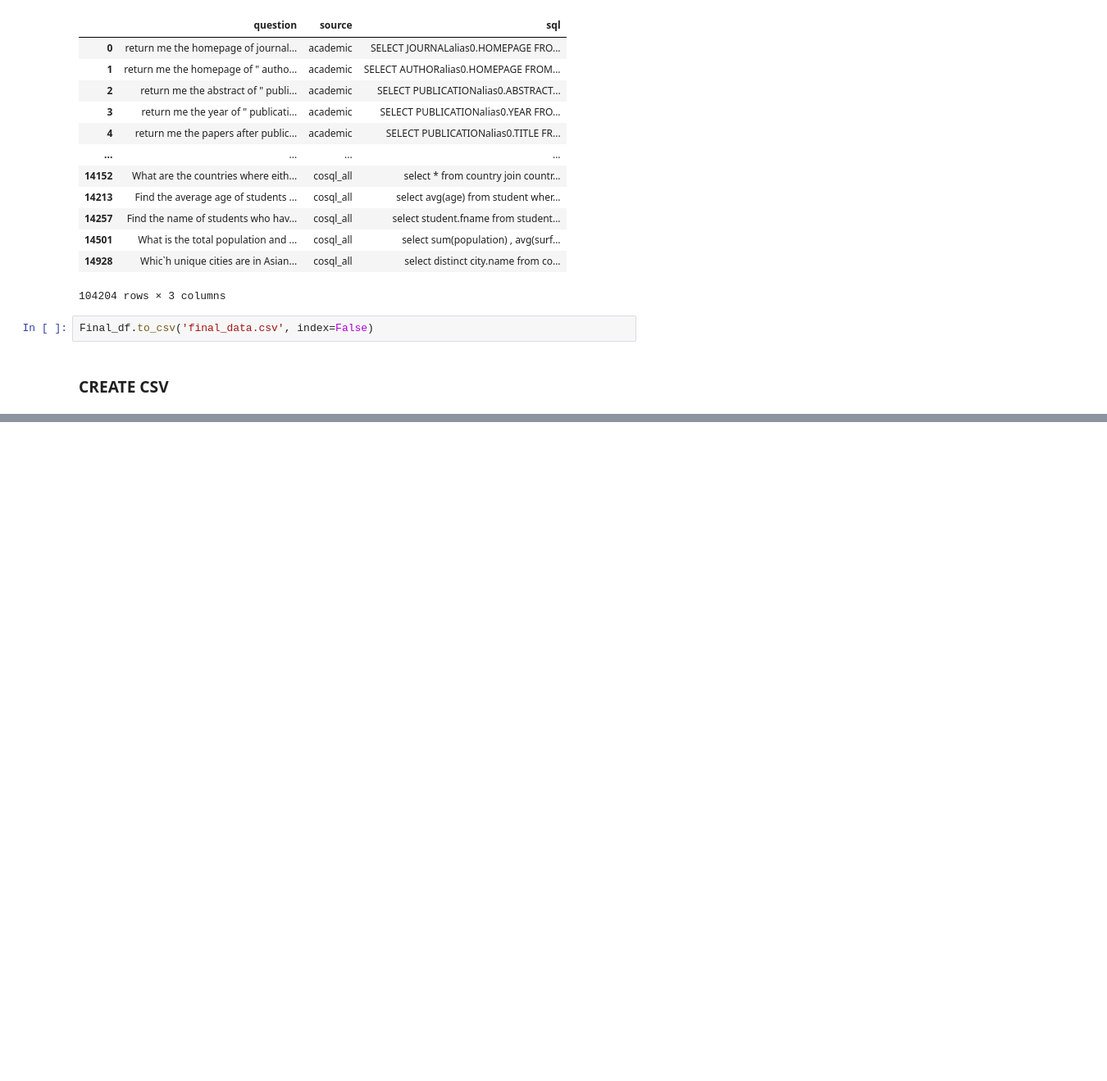
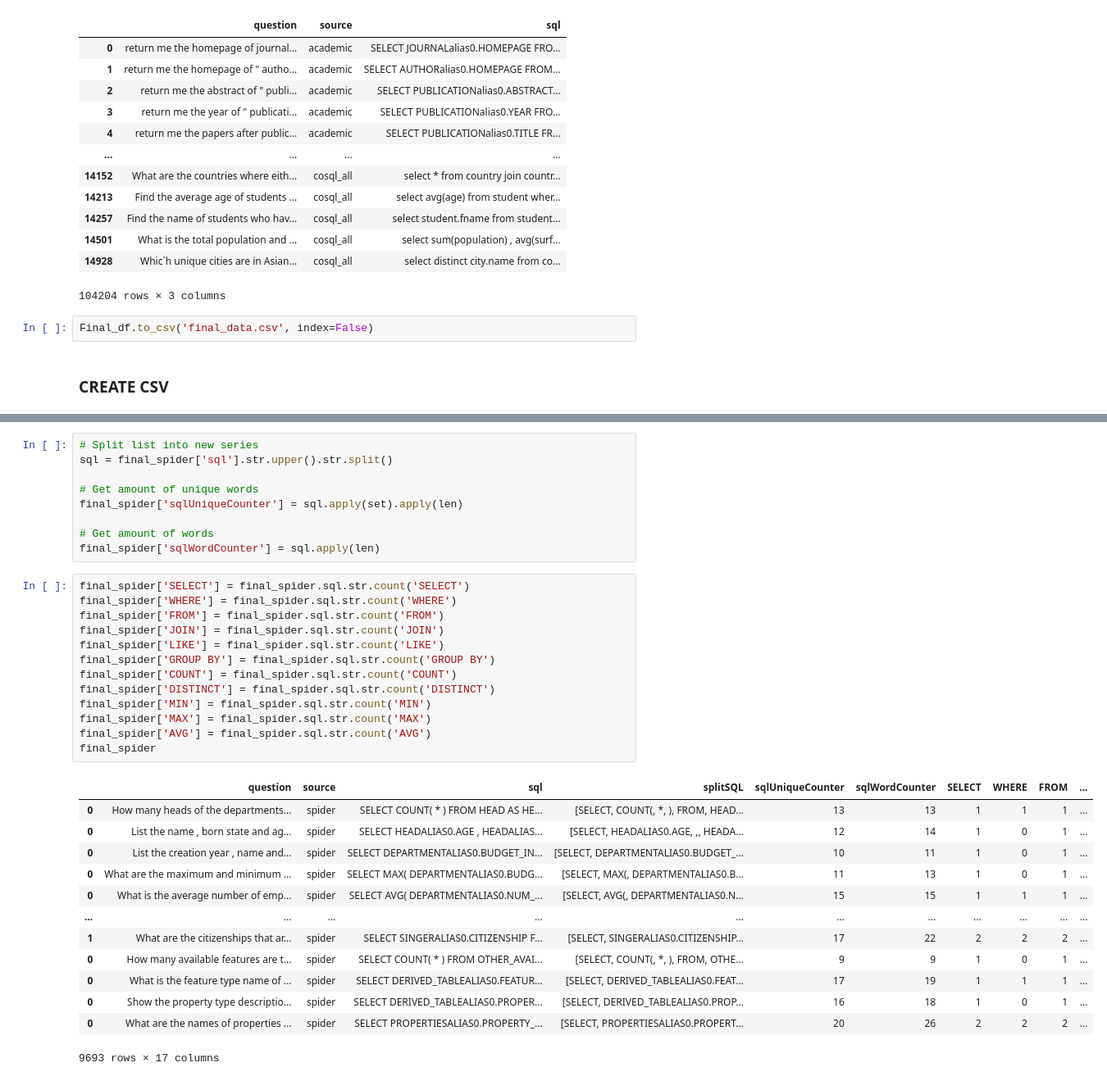
Before and after one commit to anahitxachatryan/textToSql, a Jupyter notebook: EDA/EDA.ipynb, the cells around one changed output, grey strips where cells are left out. Shown at 82% size. Cells and saved outputs as stored; diff of their text form; blank space fills up the shorter version.

```diff
--- a/EDA/EDA.ipynb
+++ b/EDA/EDA.ipynb
@@ -561,0 +527,36 @@ Final_df['sql'].to_list()[-1]
+# %%
+# Split list into new series
+sql = final_spider['sql'].str.upper().str.split()
+
+# Get amount of unique words
+final_spider['sqlUniqueCounter'] = sql.apply(set).apply(len)
+
+# Get amount of words
+final_spider['sqlWordCounter'] = sql.apply(len)
+# %%
+final_spider['SELECT'] = final_spider.sql.str.count('SELECT')
+final_spider['WHERE'] = final_spider.sql.str.count('WHERE')
+final_spider['FROM'] = final_spider.sql.str.count('FROM')
+final_spider['JOIN'] = final_spider.sql.str.count('JOIN')
+final_spider['LIKE'] = final_spider.sql.str.count('LIKE')
+final_spider['GROUP BY'] = final_spider.sql.str.count('GROUP BY')
+final_spider['COUNT'] = final_spider.sql.str.count('COUNT')
+final_spider['DISTINCT'] = final_spider.sql.str.count('DISTINCT')
+final_spider['MIN'] = final_spider.sql.str.count('MIN')
+final_spider['MAX'] = final_spider.sql.str.count('MAX')
+final_spider['AVG'] = final_spider.sql.str.count('AVG')
+final_spider
+# %% [output]
+|  | question | source | sql | splitSQL | sqlUniqueCounter | sqlWordCounter | SELECT | WHERE | FROM | ... |
+| 0 | How many heads of the departments... | spider | SELECT COUNT( * ) FROM HEAD AS HE... | [SELECT, COUNT(, *, ), FROM, HEAD... | 13 | 13 | 1 | 1 | 1 | ... |
+| 0 | List the name , born state and ag... | spider | SELECT HEADALIAS0.AGE , HEADALIAS... | [SELECT, HEADALIAS0.AGE, ,, HEADA... | 12 | 14 | 1 | 0 | 1 | ... |
+| 0 | List the creation year , name and... | spider | SELECT DEPARTMENTALIAS0.BUDGET_IN... | [SELECT, DEPARTMENTALIAS0.BUDGET_... | 10 | 11 | 1 | 0 | 1 | ... |
+| 0 | What are the maximum and minimum ... | spider | SELECT MAX( DEPARTMENTALIAS0.BUDG... | [SELECT, MAX(, DEPARTMENTALIAS0.B... | 11 | 13 | 1 | 0 | 1 | ... |
+| 0 | What is the average number of emp... | spider | SELECT AVG( DEPARTMENTALIAS0.NUM_... | [SELECT, AVG(, DEPARTMENTALIAS0.N... | 15 | 15 | 1 | 1 | 1 | ... |
+| ... | ... | ... | ... | ... | ... | ... | ... | ... | ... | ... |
+| 1 | What are the citizenships that ar... | spider | SELECT SINGERALIAS0.CITIZENSHIP F... | [SELECT, SINGERALIAS0.CITIZENSHIP... | 17 | 22 | 2 | 2 | 2 | ... |
+| 0 | How many available features are t... | spider | SELECT COUNT( * ) FROM OTHER_AVAI... | [SELECT, COUNT(, *, ), FROM, OTHE... | 9 | 9 | 1 | 0 | 1 | ... |
+| 0 | What is the feature type name of ... | spider | SELECT DERIVED_TABLEALIAS0.FEATUR... | [SELECT, DERIVED_TABLEALIAS0.FEAT... | 17 | 19 | 1 | 1 | 1 | ... |
+| 0 | Show the property type descriptio... | spider | SELECT DERIVED_TABLEALIAS0.PROPER... | [SELECT, DERIVED_TABLEALIAS0.PROP... | 16 | 18 | 1 | 0 | 1 | ... |
+| 0 | What are the names of properties ... | spider | SELECT PROPERTIESALIAS0.PROPERTY_... | [SELECT, PROPERTIESALIAS0.PROPERT... | 20 | 26 | 2 | 2 | 2 | ... |
+9693 rows × 17 columns
```
Also changed, not shown: parts of 14 cells of this notebook.
